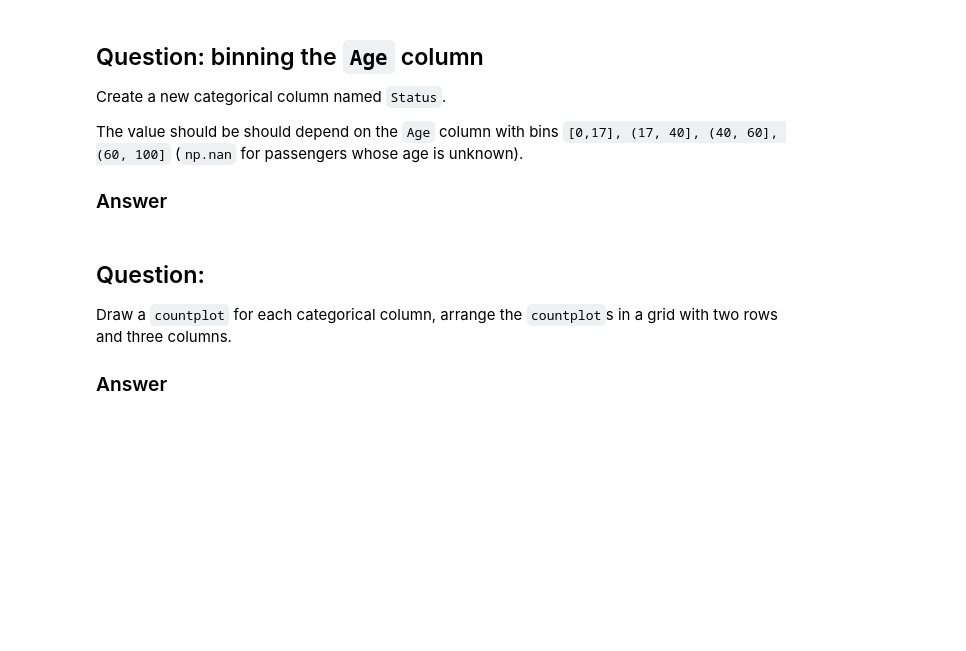
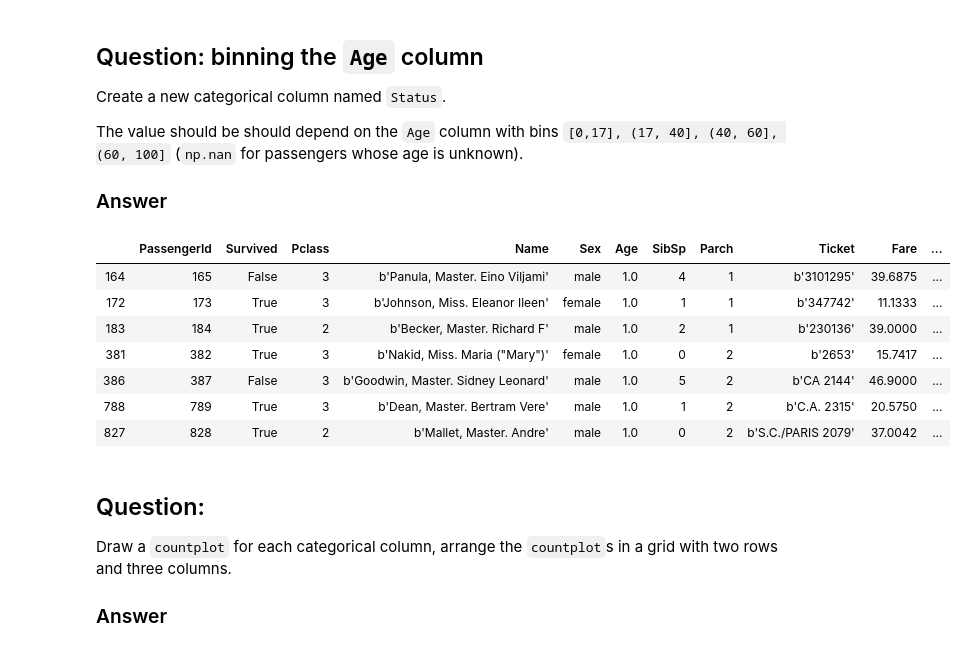
Before and after one commit to idardo97/big_data, a Jupyter notebook: homework01.ipynb, the cells around one changed output. Drawn from its saved outputs; the diff is of its cells as text; code cells hidden in the pictures; blank space fills up the shorter version.

```diff
--- a/homework01.ipynb
+++ b/homework01.ipynb
@@ -117,6 +251,13 @@ Define a function that takes as arguments a `Dataframe` and a list of
 of column names and attempts to cast the corresponding columns to 'category'.
 
 ### Answer
+# %%
+def categoriseur(df, names):
+    for i in (names):
+        df[i] = df[i].astype('category')
+    #print(df.dtypes)
+
+#categoriseur(train,['Sex'])
 # %% [markdown]
 
 ## Question: enforcing datatypes at loading time
@@ -170,6 +341,28 @@ column with bins  `[0,17], (17, 40], (40, 60], (60, 100]`
 (`np.nan` for passengers whose age is unknown).
 
 ### Answer
+# %%
+Status = ''
+
+b3 = train['Status']  = np.where(train['Age']<=100,"(60,100]", np.nan)
+b2 = train['Status']  = np.where(train['Age']<=60,"(40,60]", b3)
+b1 = train['Status']  = np.where(train['Age']<=40,"(17,40]", b2)
+train['Status']  = np.where(train['Age']<=17,"[0,17]",b1)
+
+categoriseur(train,['Status'])
+
+#train.loc[train['Age']==1]
+train.head(n=60)
+#train.describe()
+# %% [output]
+|  | PassengerId | Survived | Pclass | Name | Sex | Age | SibSp | Parch | Ticket | Fare | ... |
+| 164 | 165 | False | 3 | b'Panula, Master. Eino Viljami' | male | 1.0 | 4 | 1 | b'3101295' | 39.6875 | ... |
+| 172 | 173 | True | 3 | b'Johnson, Miss. Eleanor Ileen' | female | 1.0 | 1 | 1 | b'347742' | 11.1333 | ... |
+| 183 | 184 | True | 2 | b'Becker, Master. Richard F' | male | 1.0 | 2 | 1 | b'230136' | 39.0000 | ... |
+| 381 | 382 | True | 3 | b'Nakid, Miss. Maria ("Mary")' | female | 1.0 | 0 | 2 | b'2653' | 15.7417 | ... |
+| 386 | 387 | False | 3 | b'Goodwin, Master. Sidney Leonard' | male | 1.0 | 5 | 2 | b'CA 2144' | 46.9000 | ... |
+| 788 | 789 | True | 3 | b'Dean, Master. Bertram Vere' | male | 1.0 | 1 | 2 | b'C.A. 2315' | 20.5750 | ... |
+| 827 | 828 | True | 2 | b'Mallet, Master. Andre' | male | 1.0 | 0 | 2 | b'S.C./PARIS 2079' | 37.0042 | ... |
 # %% [markdown]
 
 ## Question:
```
Also changed, not shown: parts of 14 cells of this notebook.
